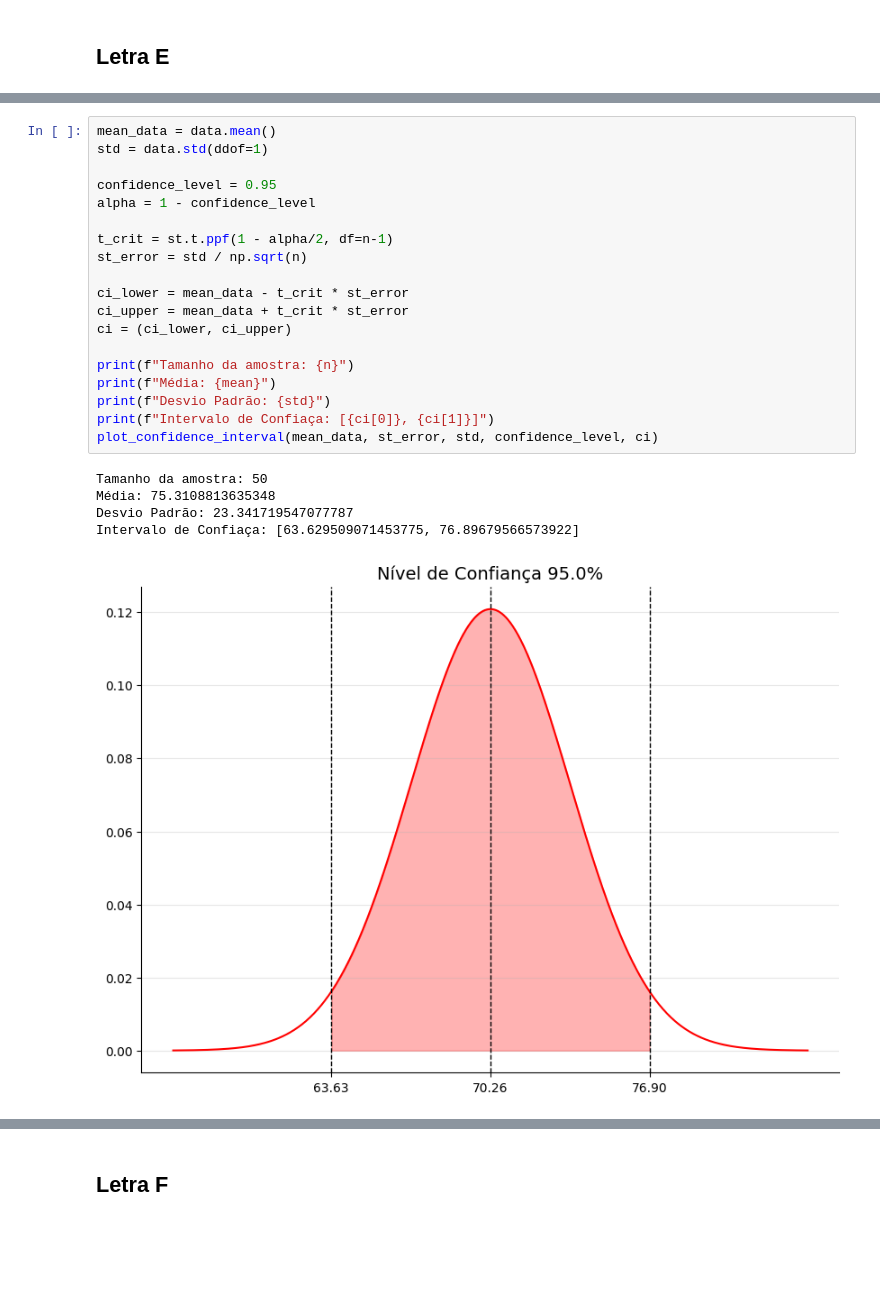
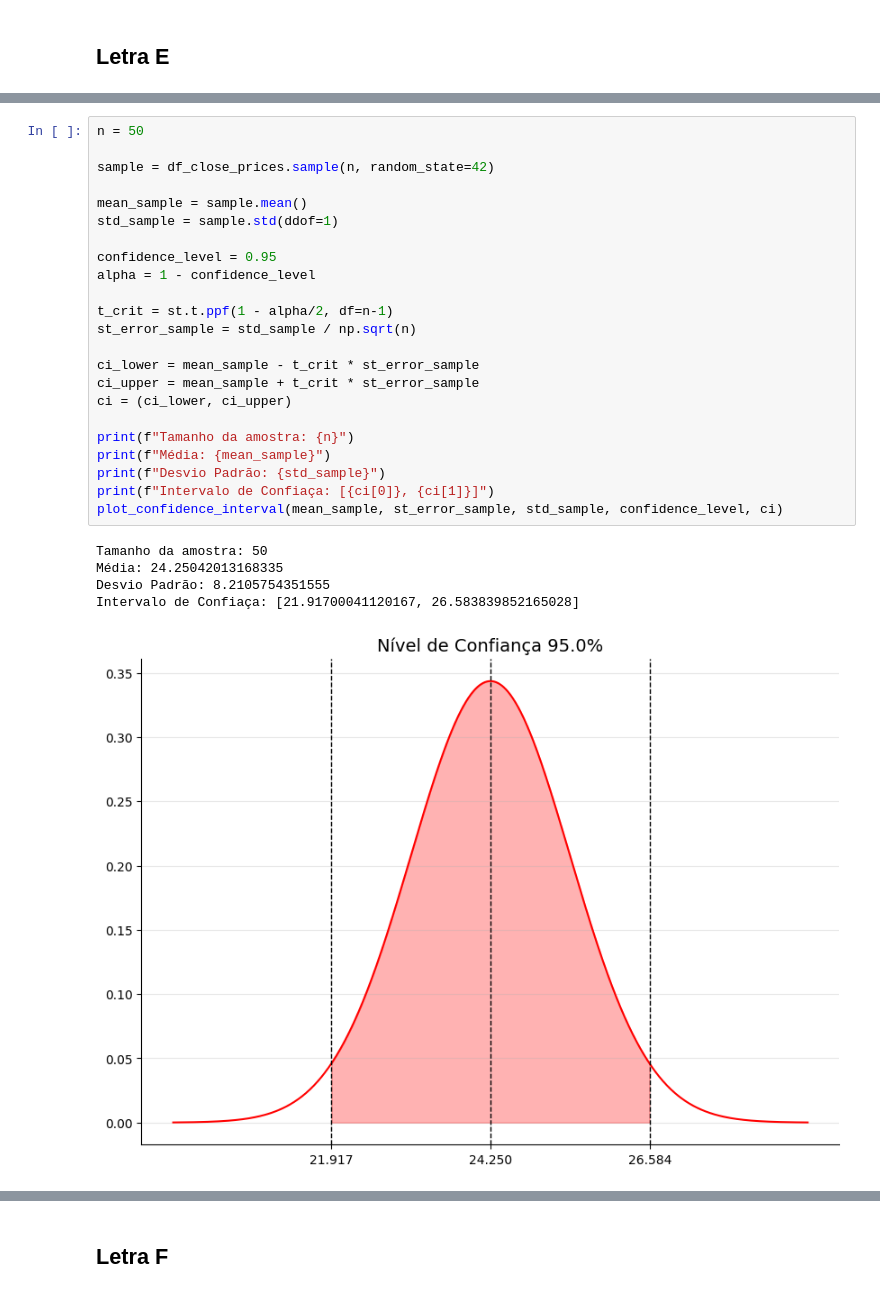
Before and after one commit to kmiepng/Matematica-Computacional, a Jupyter notebook: Atividades/atividade_2_2.ipynb, the cells around one changed output, grey strips where cells are left out. Drawn from its saved outputs; the diff is of its cells as text; blank space fills up the shorter version.

Commit message:
fix: data used on item 'E' changed to an already existing data

```diff
--- a/Atividades/atividade_2_2.ipynb
+++ b/Atividades/atividade_2_2.ipynb
@@ -236,26 +227,30 @@ print(data)
 # %%
-mean_data = data.mean()
-std = data.std(ddof=1)
+n = 50
+
+sample = df_close_prices.sample(n, random_state=42)
+
+mean_sample = sample.mean()
+std_sample = sample.std(ddof=1)
 
 confidence_level = 0.95
 alpha = 1 - confidence_level
 
 t_crit = st.t.ppf(1 - alpha/2, df=n-1)
-st_error = std / np.sqrt(n)
+st_error_sample = std_sample / np.sqrt(n)
 
-ci_lower = mean_data - t_crit * st_error
-ci_upper = mean_data + t_crit * st_error
+ci_lower = mean_sample - t_crit * st_error_sample
+ci_upper = mean_sample + t_crit * st_error_sample
 ci = (ci_lower, ci_upper)
 
 print(f"Tamanho da amostra: {n}")
-print(f"Média: {mean}")
-print(f"Desvio Padrão: {std}")
+print(f"Média: {mean_sample}")
+print(f"Desvio Padrão: {std_sample}")
 print(f"Intervalo de Confiaça: [{ci[0]}, {ci[1]}]")
-plot_confidence_interval(mean_data, st_error, std, confidence_level, ci)
+plot_confidence_interval(mean_sample, st_error_sample, std_sample, confidence_level, ci)
 # %% [output]
 Tamanho da amostra: 50
-Média: 75.3108813635348
-Desvio Padrão: 23.341719547077787
-Intervalo de Confiaça: [63.629509071453775, 76.89679566573922]
+Média: 24.25042013168335
+Desvio Padrão: 8.2105754351555
+Intervalo de Confiaça: [21.91700041120167, 26.583839852165028]
-[figure, old version]
+[figure, new version]
 # %%
```
Also changed, not shown: parts of 6 cells of this notebook.
